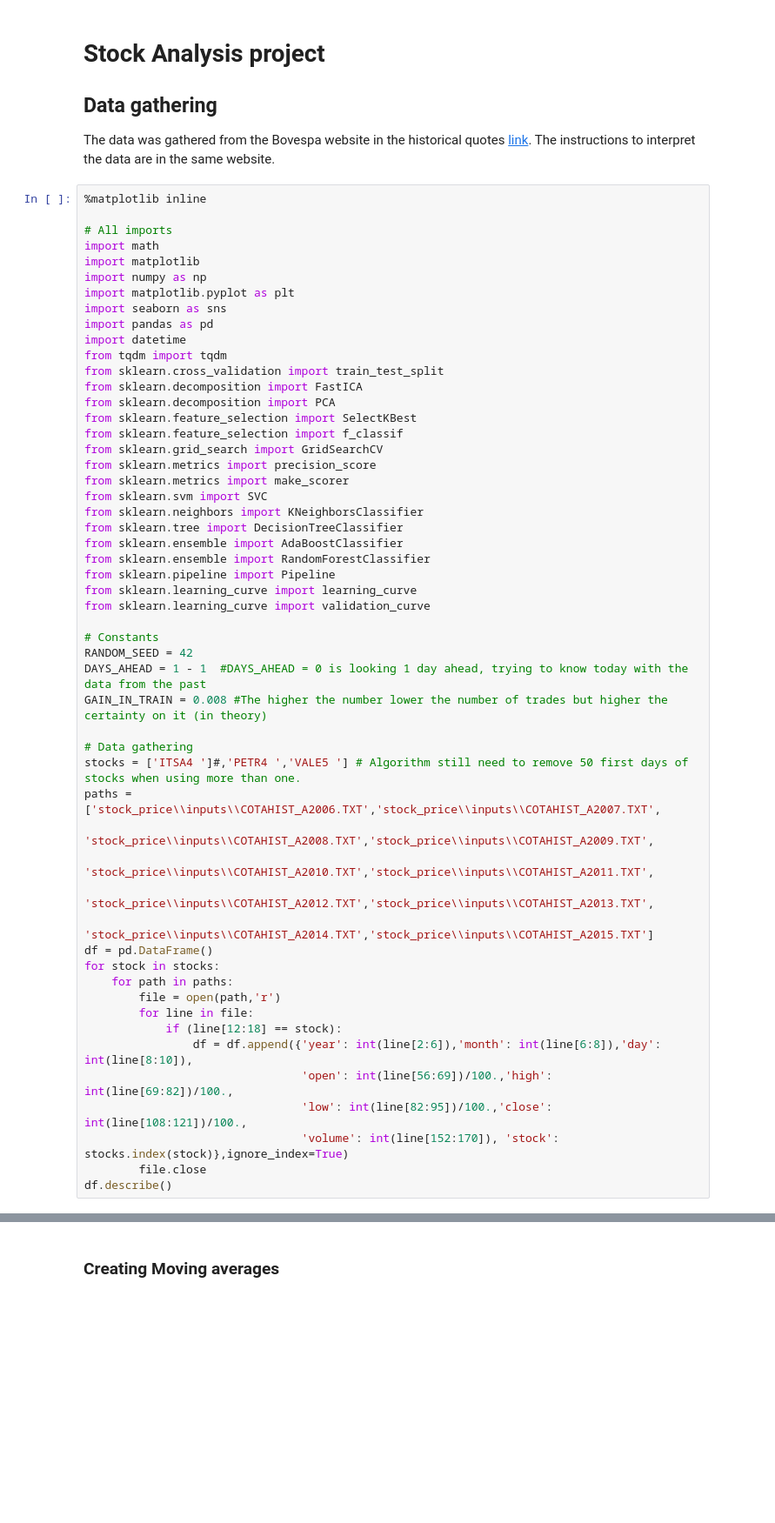
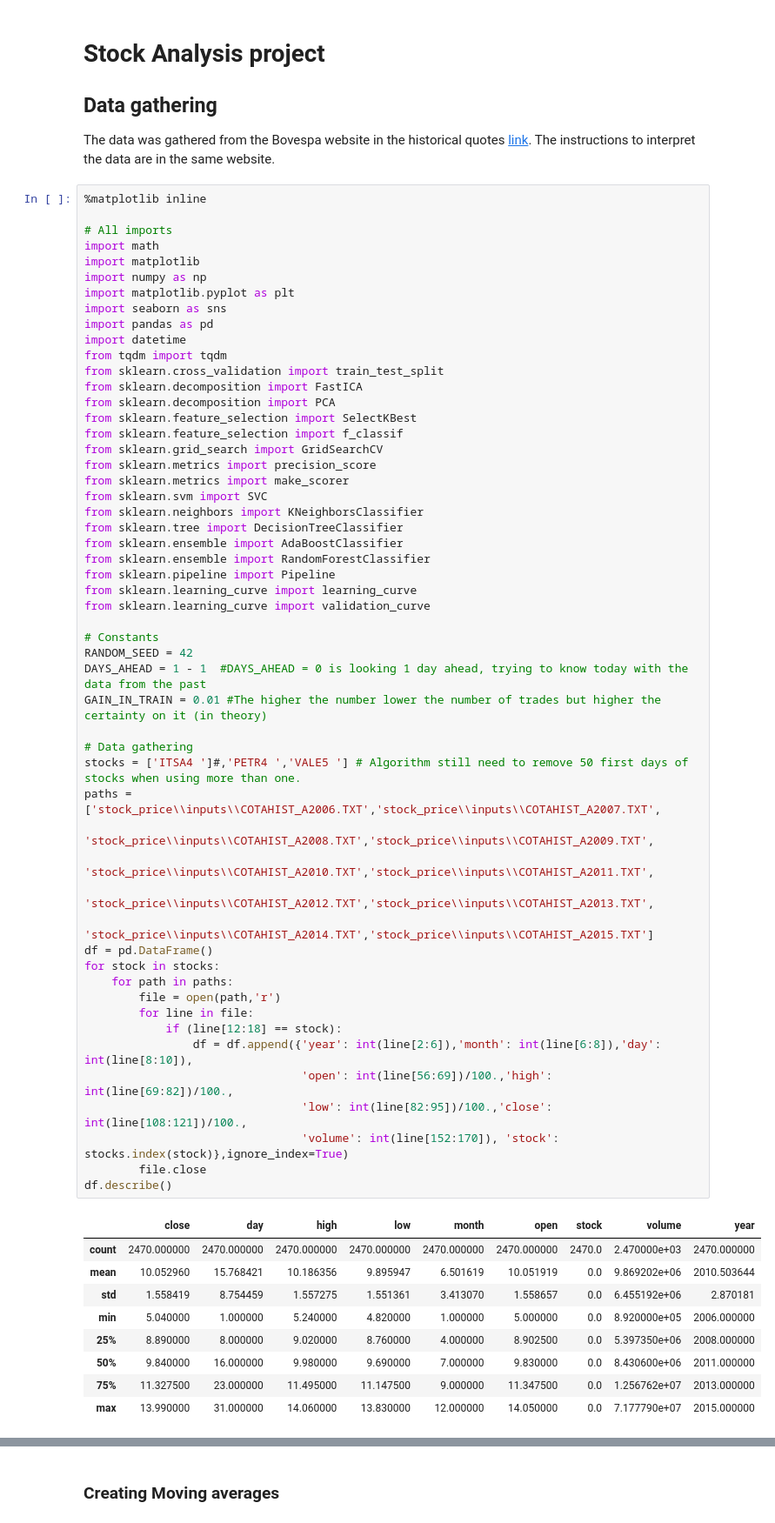
Before and after one commit to ivanlflj/capstone, a Jupyter notebook: stock_analysis_code.ipynb, the cells around one changed output, grey strips where cells are left out. Shown at 87% size. Cells and saved outputs as stored; diff of their text form; blank space fills up the shorter version.

```diff
--- a/stock_analysis_code.ipynb
+++ b/stock_analysis_code.ipynb
@@ -27,34 +27,44 @@ from sklearn.neighbors import KNeighborsClassifier
 from sklearn.tree import DecisionTreeClassifier
 from sklearn.ensemble import AdaBoostClassifier
 from sklearn.ensemble import RandomForestClassifier
 from sklearn.pipeline import Pipeline
 from sklearn.learning_curve import learning_curve
 from sklearn.learning_curve import validation_curve
 
 # Constants
 RANDOM_SEED = 42
 DAYS_AHEAD = 1 - 1  #DAYS_AHEAD = 0 is looking 1 day ahead, trying to know today with the data from the past
-GAIN_IN_TRAIN = 0.008 #The higher the number lower the number of trades but higher the certainty on it (in theory)
+GAIN_IN_TRAIN = 0.01 #The higher the number lower the number of trades but higher the certainty on it (in theory)
 
 # Data gathering
 stocks = ['ITSA4 ']#,'PETR4 ','VALE5 '] # Algorithm still need to remove 50 first days of stocks when using more than one.
 paths = ['stock_price\\inputs\\COTAHIST_A2006.TXT','stock_price\\inputs\\COTAHIST_A2007.TXT',
         'stock_price\\inputs\\COTAHIST_A2008.TXT','stock_price\\inputs\\COTAHIST_A2009.TXT',
         'stock_price\\inputs\\COTAHIST_A2010.TXT','stock_price\\inputs\\COTAHIST_A2011.TXT',
         'stock_price\\inputs\\COTAHIST_A2012.TXT','stock_price\\inputs\\COTAHIST_A2013.TXT',
         'stock_price\\inputs\\COTAHIST_A2014.TXT','stock_price\\inputs\\COTAHIST_A2015.TXT']
 df = pd.DataFrame()
 for stock in stocks:
     for path in paths:
         file = open(path,'r')
         for line in file:
             if (line[12:18] == stock):
                 df = df.append({'year': int(line[2:6]),'month': int(line[6:8]),'day': int(line[8:10]),
                                 'open': int(line[56:69])/100.,'high': int(line[69:82])/100.,
                                 'low': int(line[82:95])/100.,'close': int(line[108:121])/100.,
                                 'volume': int(line[152:170]), 'stock': stocks.index(stock)},ignore_index=True)
         file.close
 df.describe()
+# %% [output]
+|  | close | day | high | low | month | open | stock | volume | year |
+| count | 2470.000000 | 2470.000000 | 2470.000000 | 2470.000000 | 2470.000000 | 2470.000000 | 2470.0 | 2.470000e+03 | 2470.000000 |
+| mean | 10.052960 | 15.768421 | 10.186356 | 9.895947 | 6.501619 | 10.051919 | 0.0 | 9.869202e+06 | 2010.503644 |
+| std | 1.558419 | 8.754459 | 1.557275 | 1.551361 | 3.413070 | 1.558657 | 0.0 | 6.455192e+06 | 2.870181 |
+| min | 5.040000 | 1.000000 | 5.240000 | 4.820000 | 1.000000 | 5.000000 | 0.0 | 8.920000e+05 | 2006.000000 |
+| 25% | 8.890000 | 8.000000 | 9.020000 | 8.760000 | 4.000000 | 8.902500 | 0.0 | 5.397350e+06 | 2008.000000 |
+| 50% | 9.840000 | 16.000000 | 9.980000 | 9.690000 | 7.000000 | 9.830000 | 0.0 | 8.430600e+06 | 2011.000000 |
+| 75% | 11.327500 | 23.000000 | 11.495000 | 11.147500 | 9.000000 | 11.347500 | 0.0 | 1.256762e+07 | 2013.000000 |
+| max | 13.990000 | 31.000000 | 14.060000 | 13.830000 | 12.000000 | 14.050000 | 0.0 | 7.177790e+07 | 2015.000000 |
 # %% [markdown]
 ## Technical analysis
 The main data has already been gathered. Now it is time to use what is called technical analysis to improve the data we already have.
```
Also changed, not shown: parts of 31 cells of this notebook, 2 other files.
